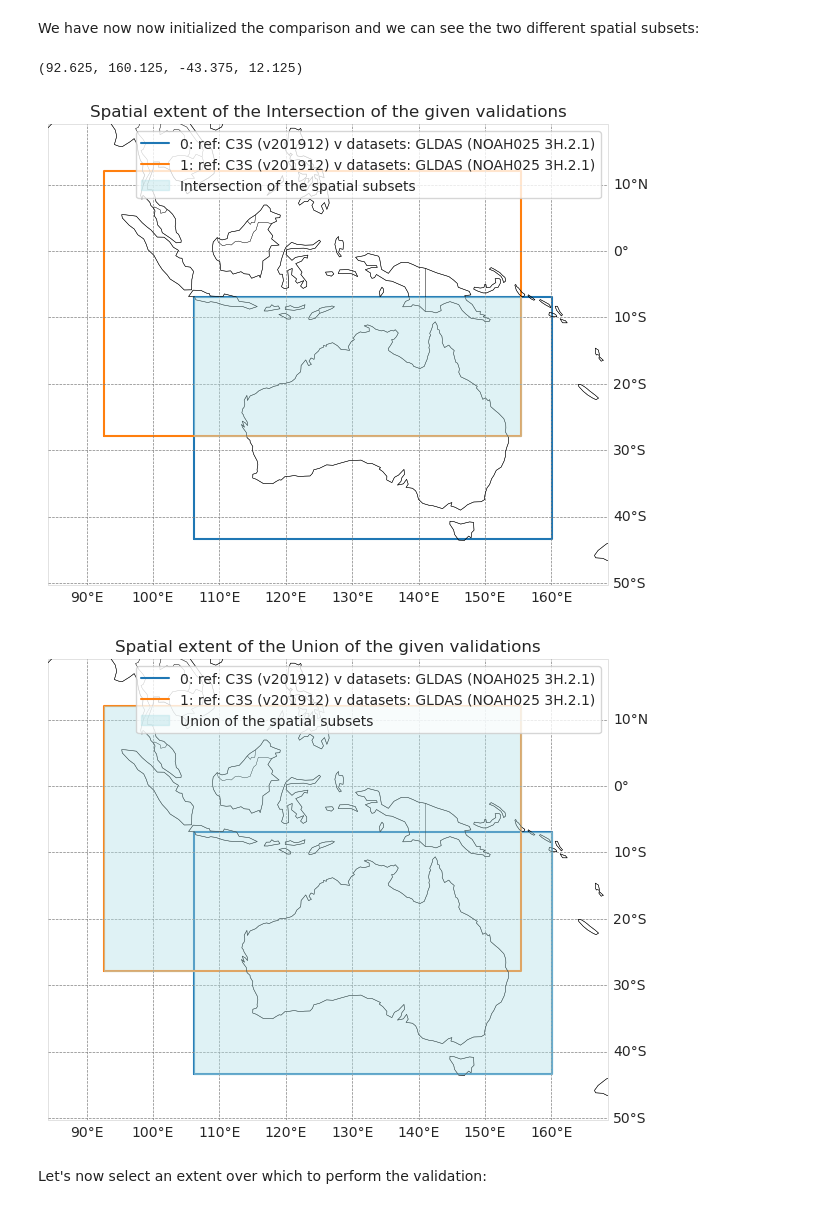
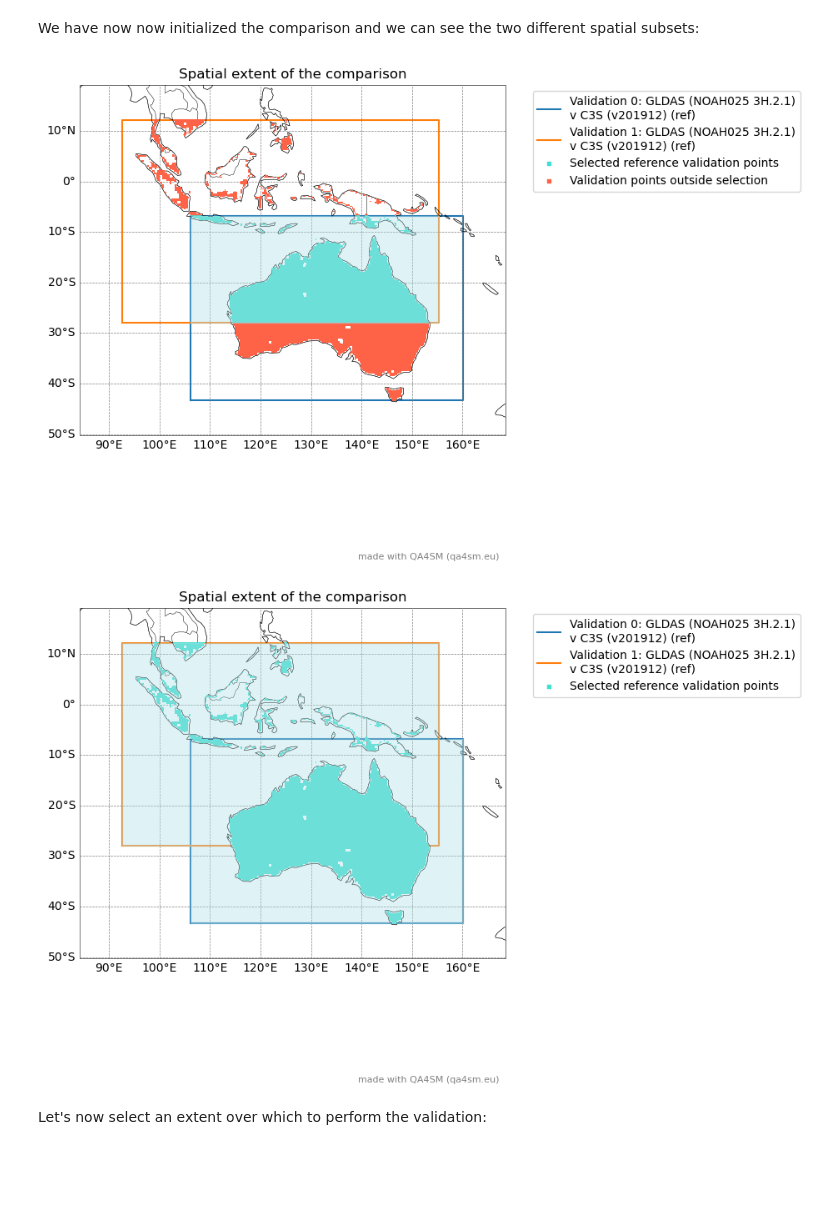
Before and after one commit to nfb2021/qa4sm-reader, a Jupyter notebook: docs/examples/Validation_comparison.ipynb, the cells around one changed output. Saved outputs shown, nothing was run; the diff lists cells and outputs as text; code cells hidden in the pictures; blank space fills up the shorter version.

```diff
--- a/docs/examples/Validation_comparison.ipynb
+++ b/docs/examples/Validation_comparison.ipynb
@@ -139,12 +154,11 @@ Wall time: 15.2 s
 We have now now initialized the comparison and we can see the two different spatial subsets:
 # %%
 # method to visualize the outputs of union/intersection
-comp_subsets.get_extent(visualize=True)
-comp_subsets.get_extent(get_intersection=False, visualize=True)
+comp_subsets.visualize_extent(plot_points=True)
+comp_subsets.visualize_extent(intersection=False, plot_points=True)
 # %% [output]
-(92.625, 160.125, -43.375, 12.125)
-[figure, old version]
+[figure, new version]
-[figure, old version]
+[figure, new version]
 # %% [markdown]
 Let's now select an extent over which to perform the validation:
 # %%
```
Also changed, not shown: parts of 29 cells of this notebook, 5 other files.
